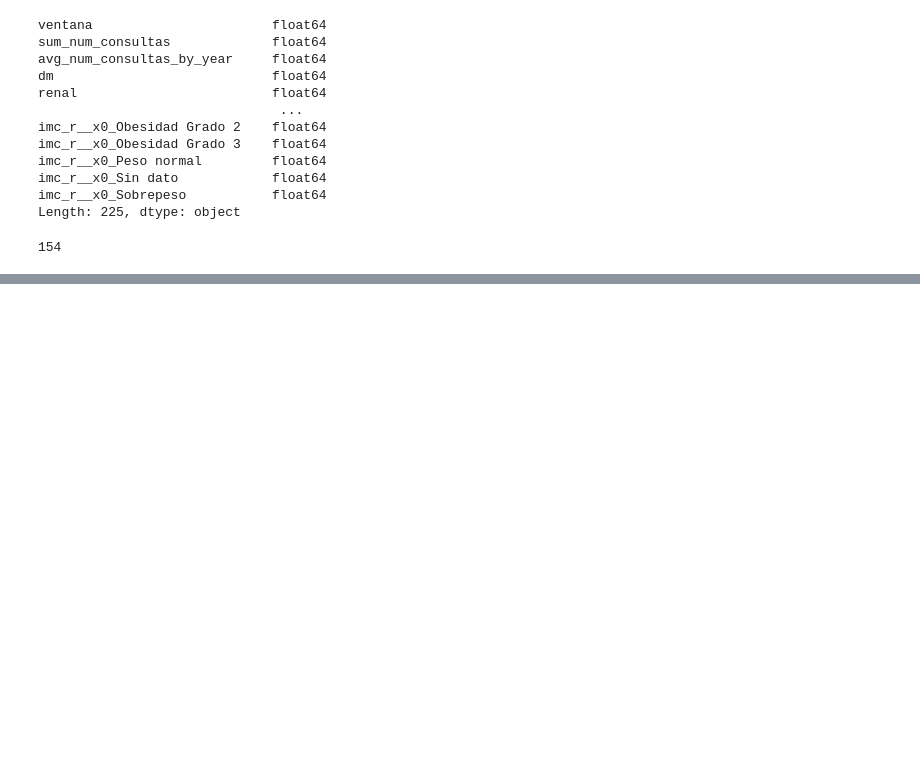
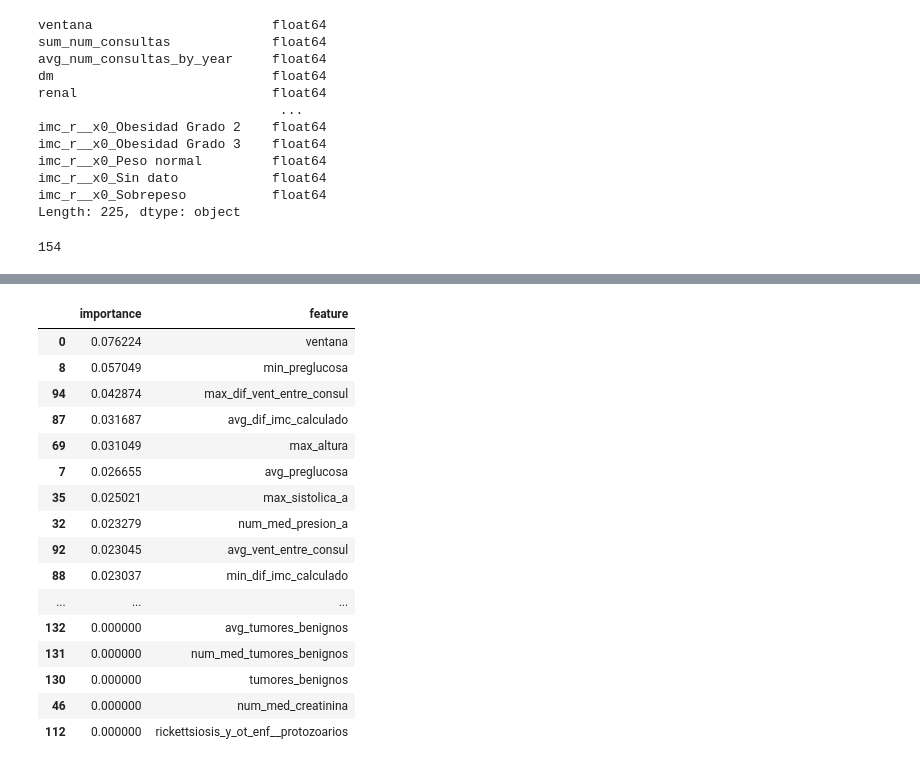
Before and after one commit to AideJGC/ProyectoDIABETIA_Estancia, a Jupyter notebook: notebooks/Feature_Selection.ipynb, the cells around one changed output, grey strips where cells are left out. Saved outputs shown, nothing was run; the diff lists cells and outputs as text; code cells hidden in the pictures; blank space fills up the shorter version.

Commit message:
Obteniendo importancia de las variables

```diff
--- a/notebooks/Feature_Selection.ipynb
+++ b/notebooks/Feature_Selection.ipynb
@@ -745,3 +745,6 @@ gd_sr = GridSearchCV(estimator=classifier,
                      param_grid=grid_param,
                      scoring='precision',
                      cv=2)
+# %%
+#Fit del grid search con r
+gd_sr.fit(X_train, y_train)
@@ -747,0 +773,3 @@ gd_sr = GridSearchCV(estimator=classifier,
+# %%
+best_rf = gd_sr.best_estimator_
+best_rf.feature_importances_
@@ -747,0 +794,26 @@ gd_sr = GridSearchCV(estimator=classifier,
+# %%
+feature_importance = pd.DataFrame({'importance': best_rf.feature_importances_,
+                                  'feature': X.columns.values})
+# %%
+importancias = feature_importance.sort_values(by="importance", ascending=False)
+# %%
+pd.set_option('display.max_rows', importancias.shape[0]+1)
+importancias
+# %% [output]
+|  | importance | feature |
+| 0 | 0.076224 | ventana |
+| 8 | 0.057049 | min_preglucosa |
+| 94 | 0.042874 | max_dif_vent_entre_consul |
+| 87 | 0.031687 | avg_dif_imc_calculado |
+| 69 | 0.031049 | max_altura |
+| 7 | 0.026655 | avg_preglucosa |
+| 35 | 0.025021 | max_sistolica_a |
+| 32 | 0.023279 | num_med_presion_a |
+| 92 | 0.023045 | avg_vent_entre_consul |
+| 88 | 0.023037 | min_dif_imc_calculado |
+| ... | ... | ... |
+| 132 | 0.000000 | avg_tumores_benignos |
+| 131 | 0.000000 | num_med_tumores_benignos |
+| 130 | 0.000000 | tumores_benignos |
+| 46 | 0.000000 | num_med_creatinina |
+| 112 | 0.000000 | rickettsiosis_y_ot_enf__protozoarios |
```
Also changed, not shown: parts of 7 cells of this notebook.
